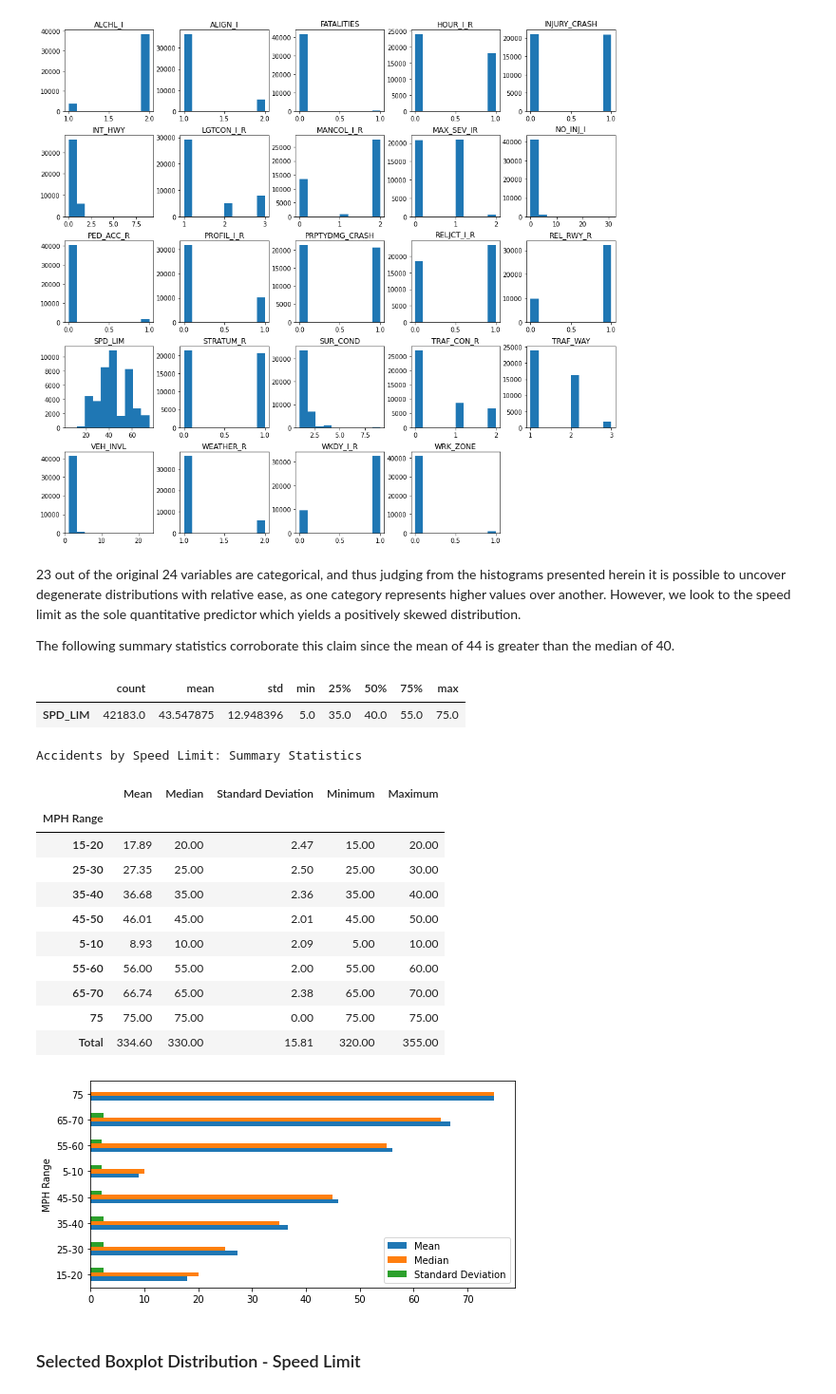
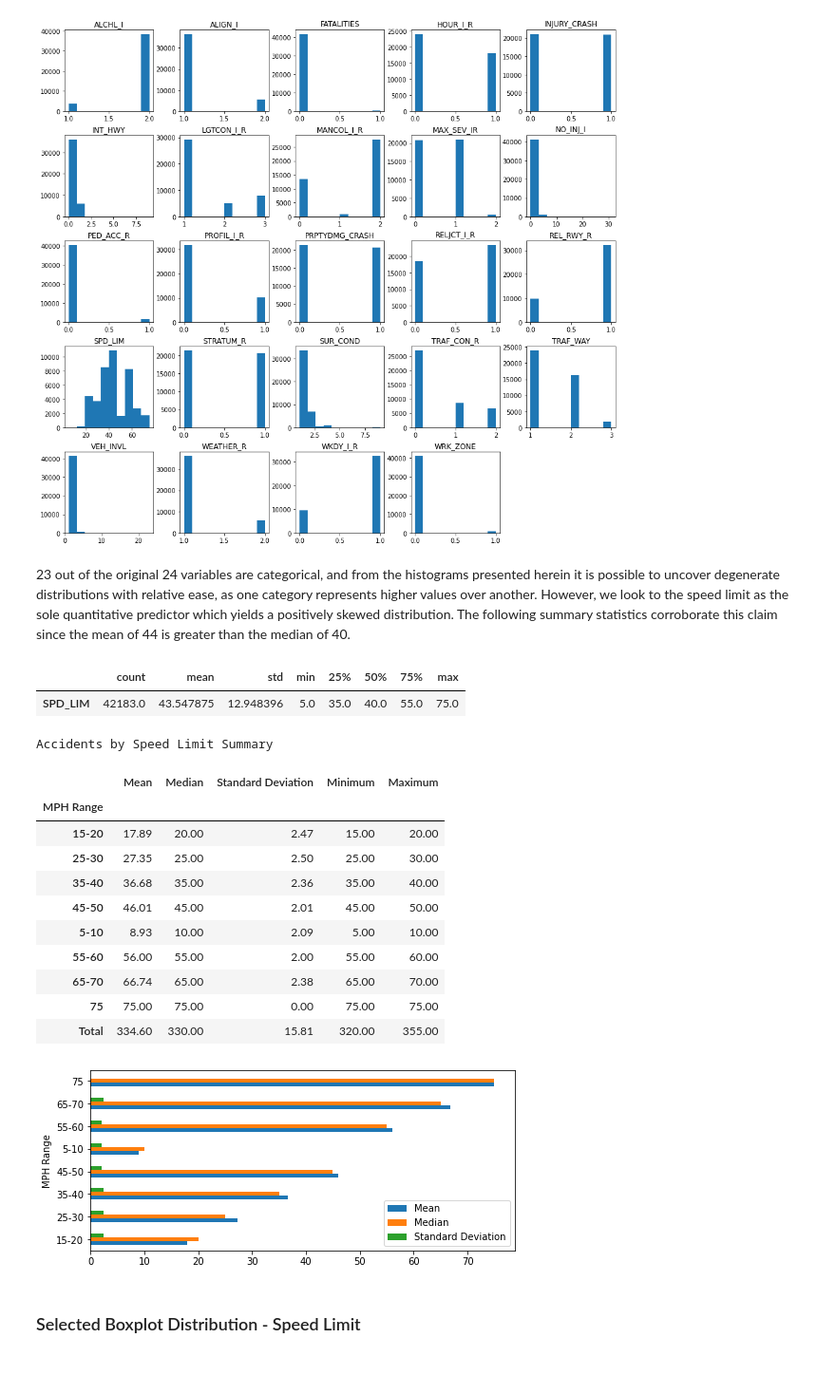
Before and after one commit to lshpaner/data_science_for_everyone, a Jupyter notebook: Case Study/Accidents_Data_Case_Study.ipynb, the cells around one changed output. Shown: that part at 95% size. Cells and saved outputs as stored; diff of their text form; code cells hidden in the pictures; blank space fills up the shorter version.

```diff
--- a/Case Study/Accidents_Data_Case_Study.ipynb
+++ b/Case Study/Accidents_Data_Case_Study.ipynb
@@ -378,11 +364,9 @@ plt.show()
 # %% [output]
 [figure]
 # %% [markdown]
-23 out of the original 24 variables are categorical, and thus judging from the histograms presented herein it is possible
+23 out of the original 24 variables are categorical, and from the histograms presented herein it is possible
 to uncover degenerate distributions with relative ease, as one category represents higher values over another.
-However, we look to the speed limit as the sole quantitative predictor which yields a positively skewed distribution.
-
-The following summary statistics corroborate this claim since the mean of 44 is greater than
+However, we look to the speed limit as the sole quantitative predictor which yields a positively skewed distribution. The following summary statistics corroborate this claim since the mean of 44 is greater than
 the median of 40.
 # %%
 summ_stats = pd.DataFrame(accidents['SPD_LIM'].describe()).T
@@ -391,8 +375,7 @@ summ_stats
 |  | count | mean | std | min | 25% | 50% | 75% | max |
 | SPD_LIM | 42183.0 | 43.547875 | 12.948396 | 5.0 | 35.0 | 40.0 | 55.0 | 75.0 |
 # %%
-print("\033[1m"+'Accidents by Speed Limit: \
-Summary Statistics'+"\033[1m")
+print("\033[1m"+'Accidents by Speed Limit Summary'+"\033[1m")
 def accident_stats_by_mph():
     pd.options.display.float_format = '{:,.2f}'.format
     new2 = accidents.groupby('MPH Range')['SPD_LIM']\
@@ -406,7 +389,7 @@ def accident_stats_by_mph():
 acc_stats_mph = accident_stats_by_mph()
 accident_stats_by_mph()
 # %% [output]
-Accidents by Speed Limit: Summary Statistics
+Accidents by Speed Limit Summary
 |  | Mean | Median | Standard Deviation | Minimum | Maximum |
 | MPH Range |  |  |  |  |  |
 | 15-20 | 17.89 | 20.00 | 2.47 | 15.00 | 20.00 |
@@ -419,10 +402,10 @@ Accidents by Speed Limit: Summary Statistics
 | 75 | 75.00 | 75.00 | 0.00 | 75.00 | 75.00 |
 | Total | 334.60 | 330.00 | 15.81 | 320.00 | 355.00 |
 # %%
-acc_stats_mph.iloc[:, 0:3][0:8].plot.barh(figsize=(8,4))
+acc_stats_mph.iloc[:, 0:3][0:8].plot.barh(figsize=(8,3.5))
 plt.show()
 # %% [output]
-[figure, old version]
+[figure, new version]
 # %% [markdown]
 ### Selected Boxplot Distribution - Speed Limit
 # %%
```
Also changed, not shown: parts of 11 cells of this notebook, 2 other files.
